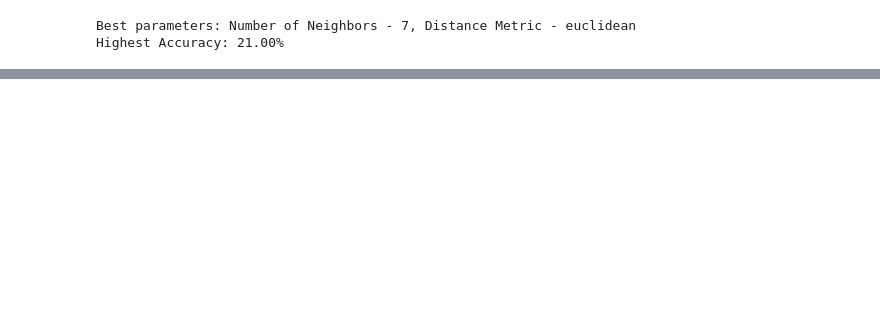
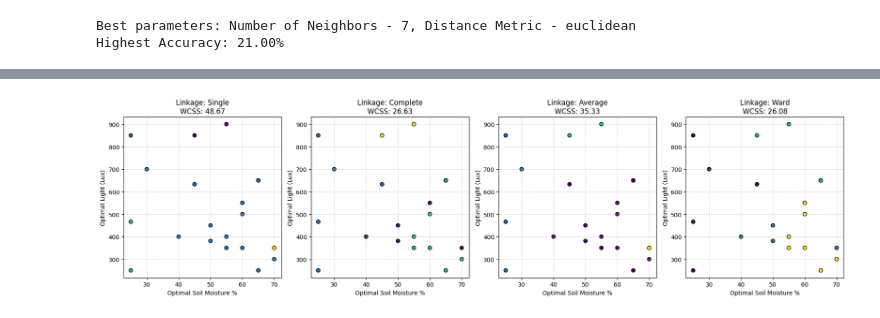
Before and after one commit to VIA-Plantify/Plantify-MachineLearning, a Jupyter notebook: datapreparation/indoor_dataset/indoor_plant.ipynb, the cells around one changed output, grey strips where cells are left out. Cells and saved outputs as stored; diff of their text form; code cells hidden in the pictures; blank space fills up the shorter version.

```diff
--- a/datapreparation/indoor_dataset/indoor_plant.ipynb
+++ b/datapreparation/indoor_dataset/indoor_plant.ipynb
@@ -281,0 +329,27 @@ Highest Accuracy: 21.00%
+# %%
+from sklearn.cluster import AgglomerativeClustering
+
+# Different linkage methods (measure of distance between clusters)
+methods = ['single', 'complete', 'average', 'ward']
+plt.figure(figsize=(18, 5))
+for i, link in enumerate(methods):
+    model = AgglomerativeClustering(n_clusters=4, linkage=link)
+    labels = model.fit_predict(optimal_X_scaled)
+    # WCSS (within cluster sum of squares)
+    wcss = 0
+    for cluster_id in range(4):
+        cluster_points = optimal_X_scaled[labels == cluster_id]
+        centroid = cluster_points.mean(axis=0)
+        wcss += np.sum((cluster_points - centroid) ** 2)
+
+    plt.subplot(1, 4, i + 1)
+    plt.scatter(data_optimal["Optimal_Soil_Moisture_%"], data_optimal["Optimal_Light_Intensity_Lux"], c=labels, cmap='viridis', s=40, edgecolors='k')
+    plt.title(f"Linkage: {link.capitalize()}\nWCSS: {wcss:.2f}")
+    plt.xlabel("Optimal Soil Moisture %")
+    plt.ylabel("Optimal Light (Lux)")
+    plt.grid(True, linestyle='--', alpha=0.5)
+
+plt.tight_layout()
+plt.show()
+# %% [output]
+[figure, added]
```
Also changed, not shown: parts of 11 cells of this notebook.
